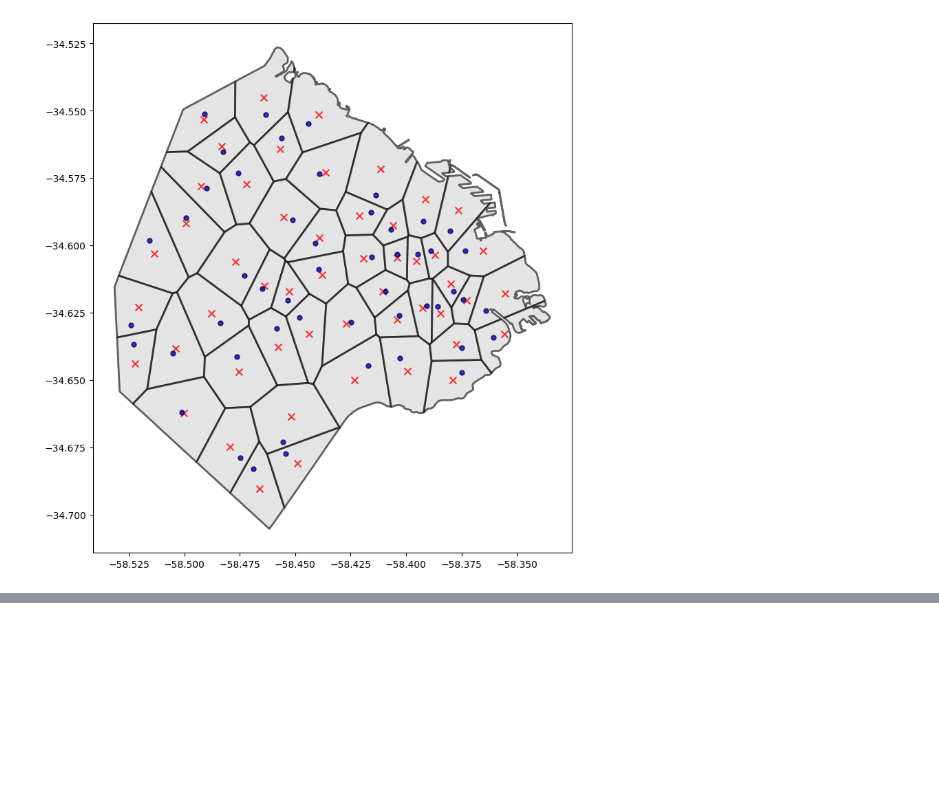
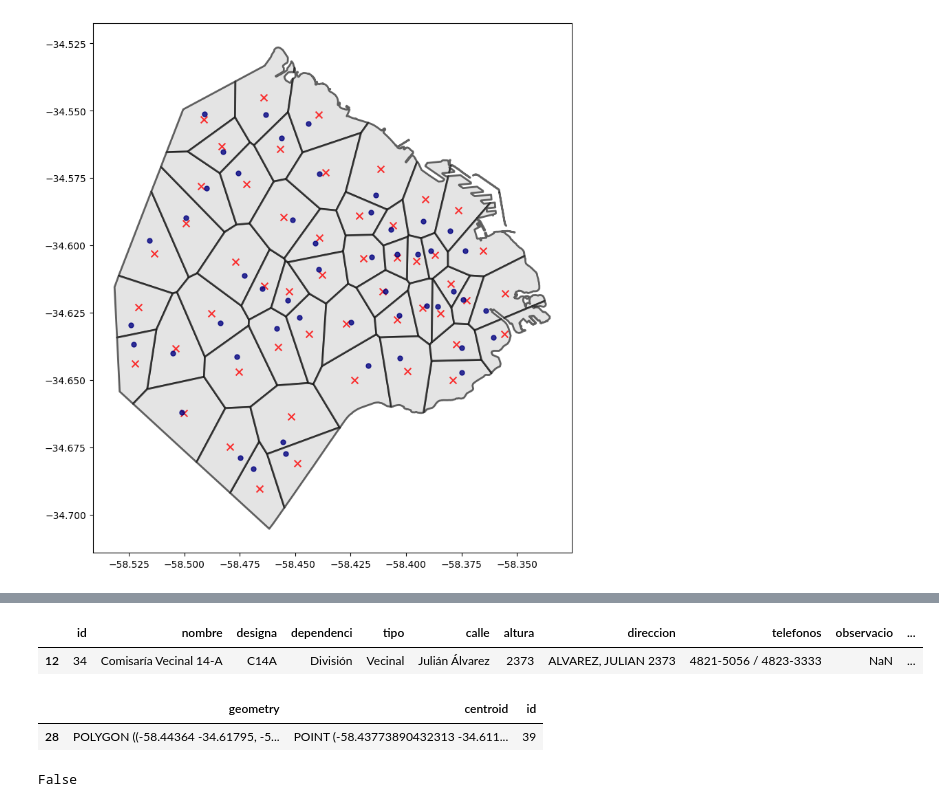
Before and after one commit to juanseh238/comuna-tracker, a Jupyter notebook: 03_eda_seguridad.ipynb, the cells around one changed output, grey strips where cells are left out. Cells and saved outputs as stored; diff of their text form; code cells hidden in the pictures; blank space fills up the shorter version.

```diff
--- a/03_eda_seguridad.ipynb
+++ b/03_eda_seguridad.ipynb
@@ -562,0 +583,14 @@ comisarias[comisarias.id.isin(sample_ids)].plot(ax=plt.gca(), color="navy", alph
+# %%
+comisarias.sample()
+# %% [output]
+|  | id | nombre | designa | dependenci | tipo | calle | altura | direccion | telefonos | observacio | ... |
+| 12 | 34 | Comisaría Vecinal 14-A | C14A | División | Vecinal | Julián Álvarez | 2373 | ALVAREZ, JULIAN 2373 | 4821-5056 / 4823-3333 | NaN | ... |
+# %%
+comisarias_voronoi.sample()
+# %% [output]
+|  | geometry | centroid | id |
+| 28 | POLYGON ((-58.44364 -34.61795, -5... | POINT (-58.43773890432313 -34.611... | 39 |
+# %%
+comisarias.id.duplicated().any()
+# %% [output]
+False
```
Also changed, not shown: parts of 32 cells of this notebook, 49 other files.
